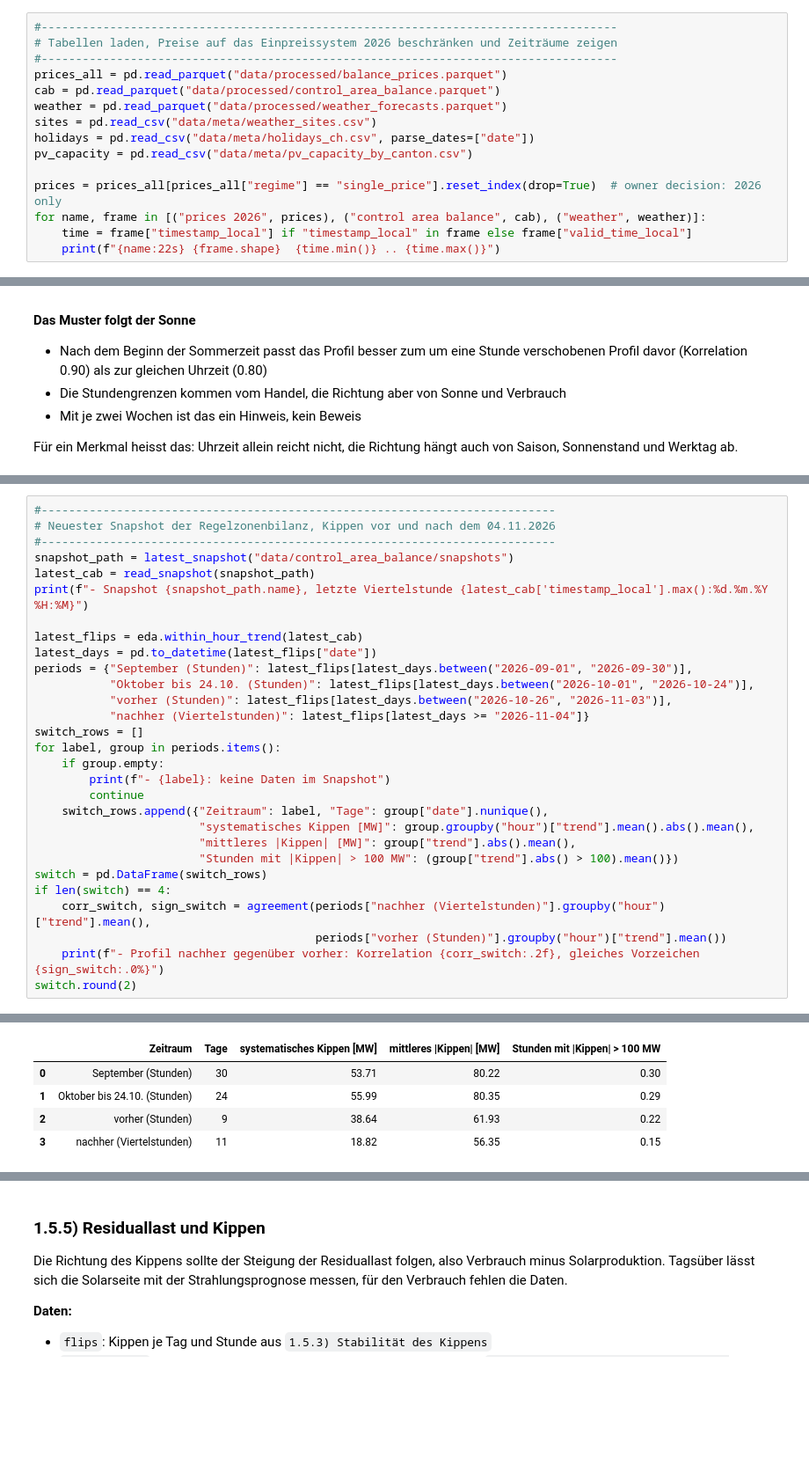
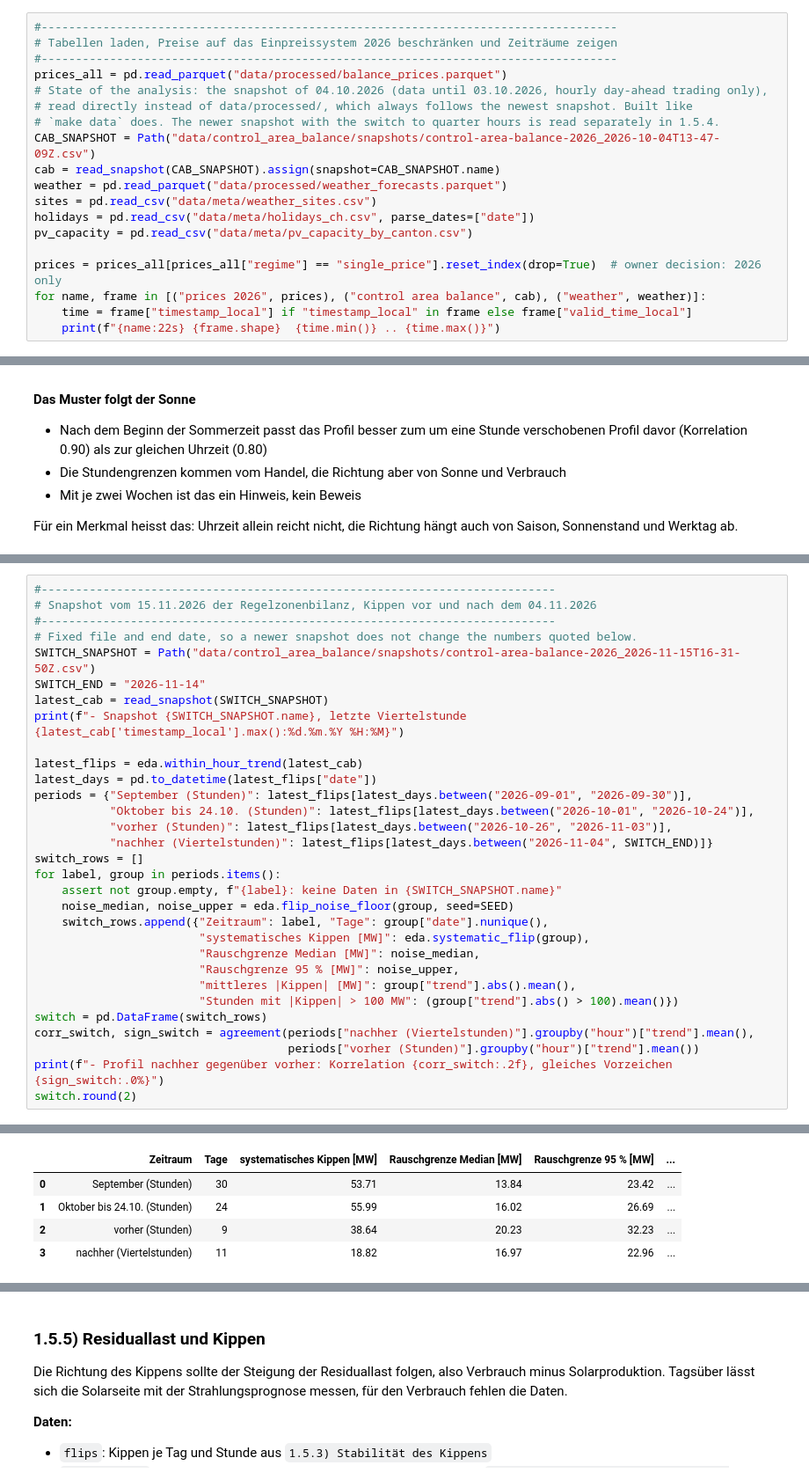
Before and after one commit to ibidreli/energy_price_prediction, a Jupyter notebook: notebooks/01_exploratory_data_analysis.ipynb, the cells around one changed output, grey strips where cells are left out. Shown at 88% size. Drawn from its saved outputs; the diff is of its cells as text; blank space fills up the shorter version.

```diff
--- a/notebooks/01_exploratory_data_analysis.ipynb
+++ b/notebooks/01_exploratory_data_analysis.ipynb
@@ -128,7 +129,11 @@ assert exit_code == 0, "Mindestens ein Test der EDA- oder Metrik-Funktionen ist
 # Tabellen laden, Preise auf das Einpreissystem 2026 beschränken und Zeiträume zeigen
 #------------------------------------------------------------------------------------
 prices_all = pd.read_parquet("data/processed/balance_prices.parquet")
-cab = pd.read_parquet("data/processed/control_area_balance.parquet")
+# State of the analysis: the snapshot of 04.10.2026 (data until 03.10.2026, hourly day-ahead trading only),
+# read directly instead of data/processed/, which always follows the newest snapshot. Built like
+# `make data` does. The newer snapshot with the switch to quarter hours is read separately in 1.5.4.
+CAB_SNAPSHOT = Path("data/control_area_balance/snapshots/control-area-balance-2026_2026-10-04T13-47-09Z.csv")
+cab = read_snapshot(CAB_SNAPSHOT).assign(snapshot=CAB_SNAPSHOT.name)
 weather = pd.read_parquet("data/processed/weather_forecasts.parquet")
 sites = pd.read_csv("data/meta/weather_sites.csv")
 holidays = pd.read_csv("data/meta/holidays_ch.csv", parse_dates=["date"])
@@ -2537,41 +2544,43 @@ Seit dem Liefertag **04.11.2026** kann eine Bilanzgruppe in der Schweizer Day-Ah
 3. Das Profil je Stunde nachher mit dem Profil vorher vergleichen
 # %%
 #---------------------------------------------------------------------------
-# Neuester Snapshot der Regelzonenbilanz, Kippen vor und nach dem 04.11.2026
+# Snapshot vom 15.11.2026 der Regelzonenbilanz, Kippen vor und nach dem 04.11.2026
 #---------------------------------------------------------------------------
-snapshot_path = latest_snapshot("data/control_area_balance/snapshots")
-latest_cab = read_snapshot(snapshot_path)
-print(f"- Snapshot {snapshot_path.name}, letzte Viertelstunde {latest_cab['timestamp_local'].max():%d.%m.%Y %H:%M}")
+# Fixed file and end date, so a newer snapshot does not change the numbers quoted below.
+SWITCH_SNAPSHOT = Path("data/control_area_balance/snapshots/control-area-balance-2026_2026-11-15T16-31-50Z.csv")
+SWITCH_END = "2026-11-14"
+latest_cab = read_snapshot(SWITCH_SNAPSHOT)
+print(f"- Snapshot {SWITCH_SNAPSHOT.name}, letzte Viertelstunde {latest_cab['timestamp_local'].max():%d.%m.%Y %H:%M}")
 
 latest_flips = eda.within_hour_trend(latest_cab)
 latest_days = pd.to_datetime(latest_flips["date"])
 periods = {"September (Stunden)": latest_flips[latest_days.between("2026-09-01", "2026-09-30")],
            "Oktober bis 24.10. (Stunden)": latest_flips[latest_days.between("2026-10-01", "2026-10-24")],
            "vorher (Stunden)": latest_flips[latest_days.between("2026-10-26", "2026-11-03")],
-           "nachher (Viertelstunden)": latest_flips[latest_days >= "2026-11-04"]}
+           "nachher (Viertelstunden)": latest_flips[latest_days.between("2026-11-04", SWITCH_END)]}
 switch_rows = []
 for label, group in periods.items():
-    if group.empty:
-        print(f"- {label}: keine Daten im Snapshot")
-        continue
+    assert not group.empty, f"{label}: keine Daten in {SWITCH_SNAPSHOT.name}"
+    noise_median, noise_upper = eda.flip_noise_floor(group, seed=SEED)
     switch_rows.append({"Zeitraum": label, "Tage": group["date"].nunique(),
-                        "systematisches Kippen [MW]": group.groupby("hour")["trend"].mean().abs().mean(),
+                        "systematisches Kippen [MW]": eda.systematic_flip(group),
+                        "Rauschgrenze Median [MW]": noise_median,
+                        "Rauschgrenze 95 % [MW]": noise_upper,
                         "mittleres |Kippen| [MW]": group["trend"].abs().mean(),
                         "Stunden mit |Kippen| > 100 MW": (group["trend"].abs() > 100).mean()})
 switch = pd.DataFrame(switch_rows)
-if len(switch) == 4:
-    corr_switch, sign_switch = agreement(periods["nachher (Viertelstunden)"].groupby("hour")["trend"].mean(),
-                                         periods["vorher (Stunden)"].groupby("hour")["trend"].mean())
-    print(f"- Profil nachher gegenüber vorher: Korrelation {corr_switch:.2f}, gleiches Vorzeichen {sign_switch:.0%}")
+corr_switch, sign_switch = agreement(periods["nachher (Viertelstunden)"].groupby("hour")["trend"].mean(),
+                                     periods["vorher (Stunden)"].groupby("hour")["trend"].mean())
+print(f"- Profil nachher gegenüber vorher: Korrelation {corr_switch:.2f}, gleiches Vorzeichen {sign_switch:.0%}")
 switch.round(2)
 # %% [output]
 - Snapshot control-area-balance-2026_2026-11-15T16-31-50Z.csv, letzte Viertelstunde 14.11.2026 23:45
 - Profil nachher gegenüber vorher: Korrelation -0.25, gleiches Vorzeichen 38%
-|  | Zeitraum | Tage | systematisches Kippen [MW] | mittleres |Kippen| [MW] | Stunden mit |Kippen| > 100 MW |
-| 0 | September (Stunden) | 30 | 53.71 | 80.22 | 0.30 |
-| 1 | Oktober bis 24.10. (Stunden) | 24 | 55.99 | 80.35 | 0.29 |
-| 2 | vorher (Stunden) | 9 | 38.64 | 61.93 | 0.22 |
-| 3 | nachher (Viertelstunden) | 11 | 18.82 | 56.35 | 0.15 |
+|  | Zeitraum | Tage | systematisches Kippen [MW] | Rauschgrenze Median [MW] | Rauschgrenze 95 % [MW] | ... |
+| 0 | September (Stunden) | 30 | 53.71 | 13.84 | 23.42 | ... |
+| 1 | Oktober bis 24.10. (Stunden) | 24 | 55.99 | 16.02 | 26.69 | ... |
+| 2 | vorher (Stunden) | 9 | 38.64 | 20.23 | 32.23 | ... |
+| 3 | nachher (Viertelstunden) | 11 | 18.82 | 16.97 | 22.96 | ... |
 # %%
 #-------------------------------------------------------
 # Mittleres Kippen je Stunde vor und nach dem 04.11.2026
```
Also changed, not shown: parts of 10 cells of this notebook, 3 other files.
